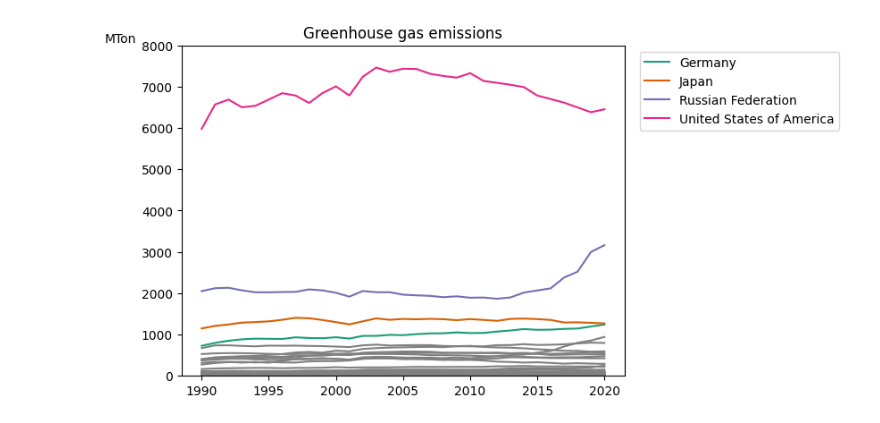
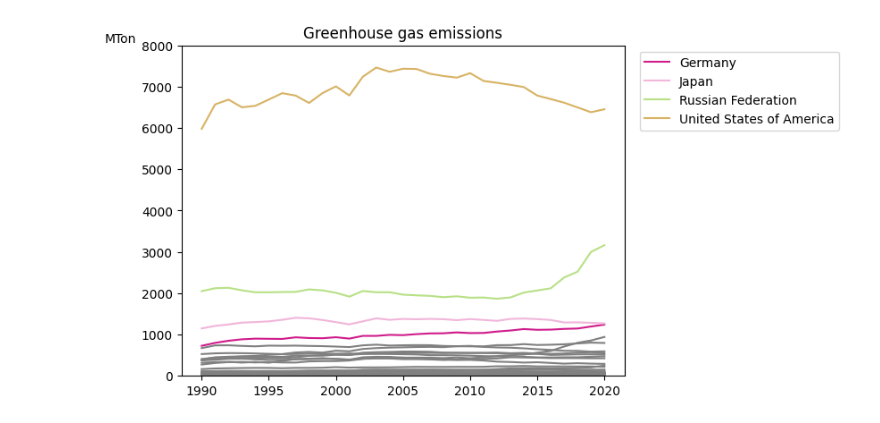
Before and after one commit to snohm/VS, a Jupyter notebook: Sorgenti/GreenhouseGas.ipynb, the cells around one changed output. Drawn from its saved outputs; the diff is of its cells as text; code cells hidden in the pictures.

```diff
--- a/Sorgenti/GreenhouseGas.ipynb
+++ b/Sorgenti/GreenhouseGas.ipynb
@@ -28,7 +28,7 @@ for i in range (1990, 2021, 1):
 f = open("/workspace/VS/DataSet/Greenhouse Gas in kilotonne CO2 equivalent.csv", "r")
 val = []
 label = ""
-color = ["#1b9e77", "#d95f02", "#7570b3", "#e7298a"]
+color = ["#d01c8b", "#f1b6da", "#b8e186", "#d8b365"]
 j = 0
 line = f.readline()
 elments = line.split(",")
@@ -41,31 +41,31 @@ while line != "" :
         for i in range (0, 31, 1):
             #if int(float(elments[2])/1000) > 1000:
              #  line = f.readline()
              #  elments = line.split(",")
              #  break
             val.append(int(float(elments[2])/1000)) # Mton
             #print(elments[1])
             label = elments[0]
             line = f.readline()
             elments = line.split(",")
         #print(len(years))
         #print(len(val))
         if i == 30 and val[len(val)-1] > 1000:
             plt.plot(years, val, label = label, color = color[j])
             j = j+1
         elif i == 30:
             plt.plot(years, val, color = "gray")
         val = []
         #i=i+1
     else:
         line = f.readline()
         elments = line.split(",")
 f.close()
 #print(i)
 plt.title("Greenhouse gas emissions")
 plt.ylabel("MTon", rotation='horizontal', loc = 'top')
 plt.legend(bbox_to_anchor=(1.02, 1), loc='upper left')
 plt.ylim(0, 8000)
 plt.show()
 # %% [output]
-[figure, old version]
+[figure, new version]
```
Also changed, not shown: 5 other files.
